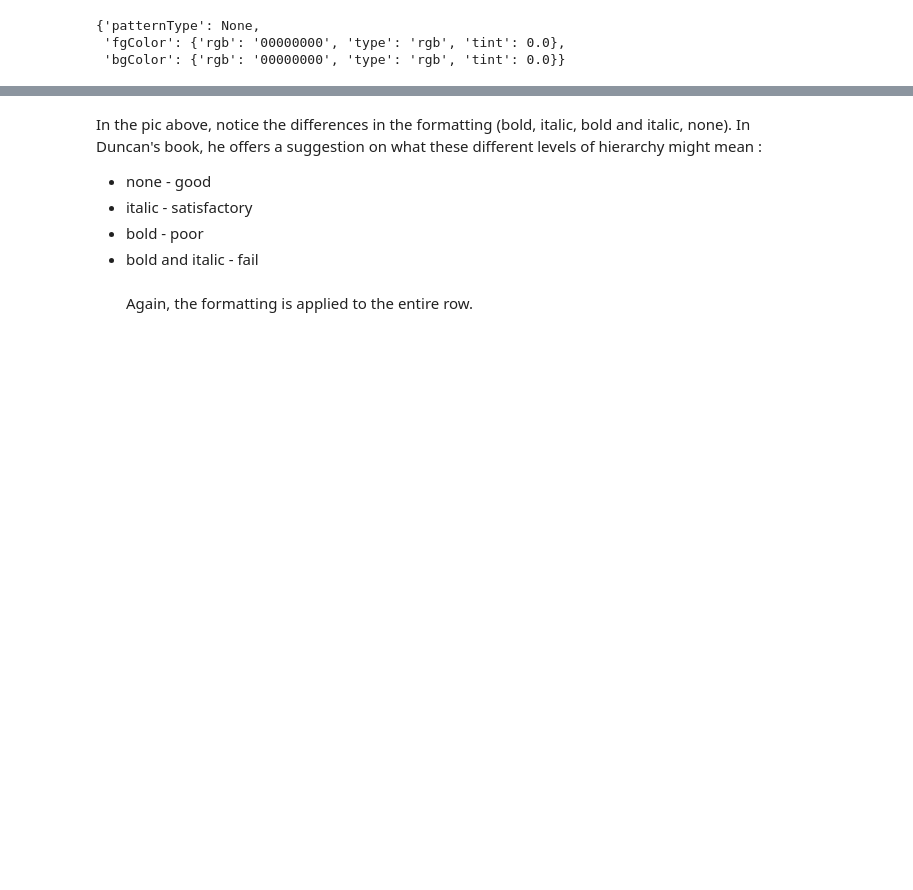
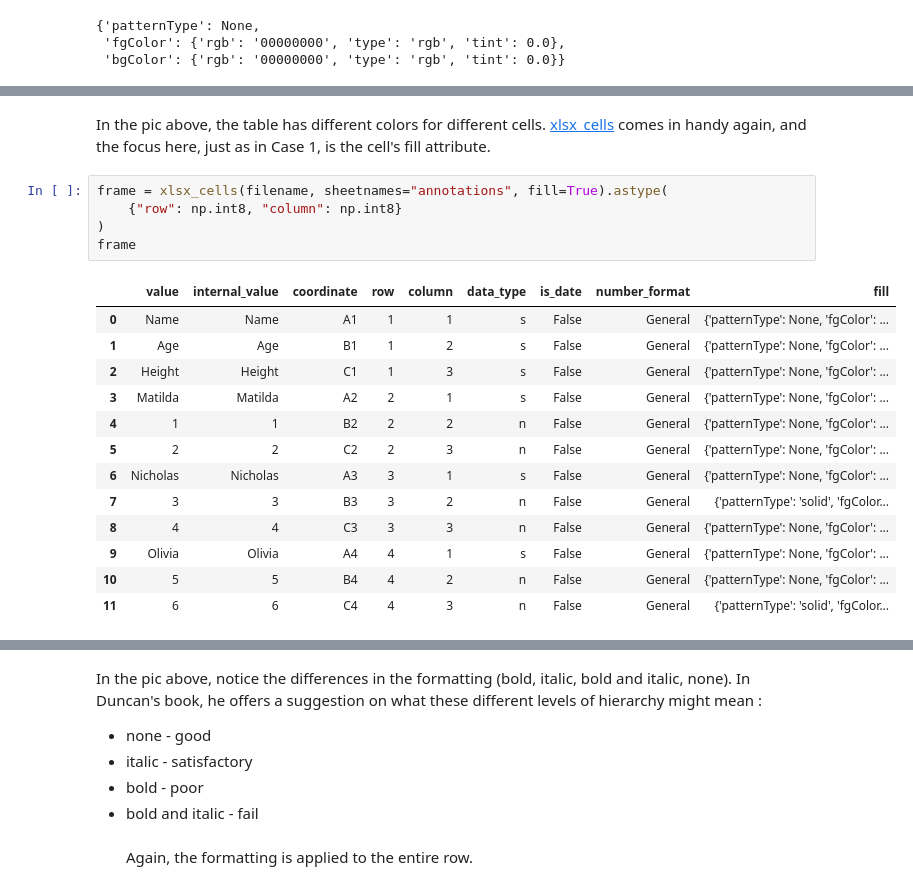
Before and after one commit to samukweku/data-wrangling-blog, a Jupyter notebook: notebooks/Meaningful-Formats.ipynb, the cells around one changed output, grey strips where cells are left out. Drawn from its saved outputs; the diff is of its cells as text; blank space fills up the shorter version.

```diff
--- a/notebooks/Meaningful-Formats.ipynb
+++ b/notebooks/Meaningful-Formats.ipynb
@@ -49,0 +116,21 @@ The colour information can be accessed using panda's string methods:
+# %% [markdown]
+In the pic above, the table has different colors for different cells.  [xlsx_cells](https://pyjanitor-devs.github.io/pyjanitor/api/io/#janitor.io.xlsx_cells) comes in handy again, and the focus here, just as in Case 1, is the cell's fill attribute.
+# %%
+frame = xlsx_cells(filename, sheetnames="annotations", fill=True).astype(
+    {"row": np.int8, "column": np.int8}
+)
+frame
+# %% [output]
+|  | value | internal_value | coordinate | row | column | data_type | is_date | number_format | fill |
+| 0 | Name | Name | A1 | 1 | 1 | s | False | General | {'patternType': None, 'fgColor': ... |
+| 1 | Age | Age | B1 | 1 | 2 | s | False | General | {'patternType': None, 'fgColor': ... |
+| 2 | Height | Height | C1 | 1 | 3 | s | False | General | {'patternType': None, 'fgColor': ... |
+| 3 | Matilda | Matilda | A2 | 2 | 1 | s | False | General | {'patternType': None, 'fgColor': ... |
+| 4 | 1 | 1 | B2 | 2 | 2 | n | False | General | {'patternType': None, 'fgColor': ... |
+| 5 | 2 | 2 | C2 | 2 | 3 | n | False | General | {'patternType': None, 'fgColor': ... |
+| 6 | Nicholas | Nicholas | A3 | 3 | 1 | s | False | General | {'patternType': None, 'fgColor': ... |
+| 7 | 3 | 3 | B3 | 3 | 2 | n | False | General | {'patternType': 'solid', 'fgColor... |
+| 8 | 4 | 4 | C3 | 3 | 3 | n | False | General | {'patternType': None, 'fgColor': ... |
+| 9 | Olivia | Olivia | A4 | 4 | 1 | s | False | General | {'patternType': None, 'fgColor': ... |
+| 10 | 5 | 5 | B4 | 4 | 2 | n | False | General | {'patternType': None, 'fgColor': ... |
+| 11 | 6 | 6 | C4 | 4 | 3 | n | False | General | {'patternType': 'solid', 'fgColor... |
```
Also changed, not shown: parts of 83 cells of this notebook, 14 other files.
